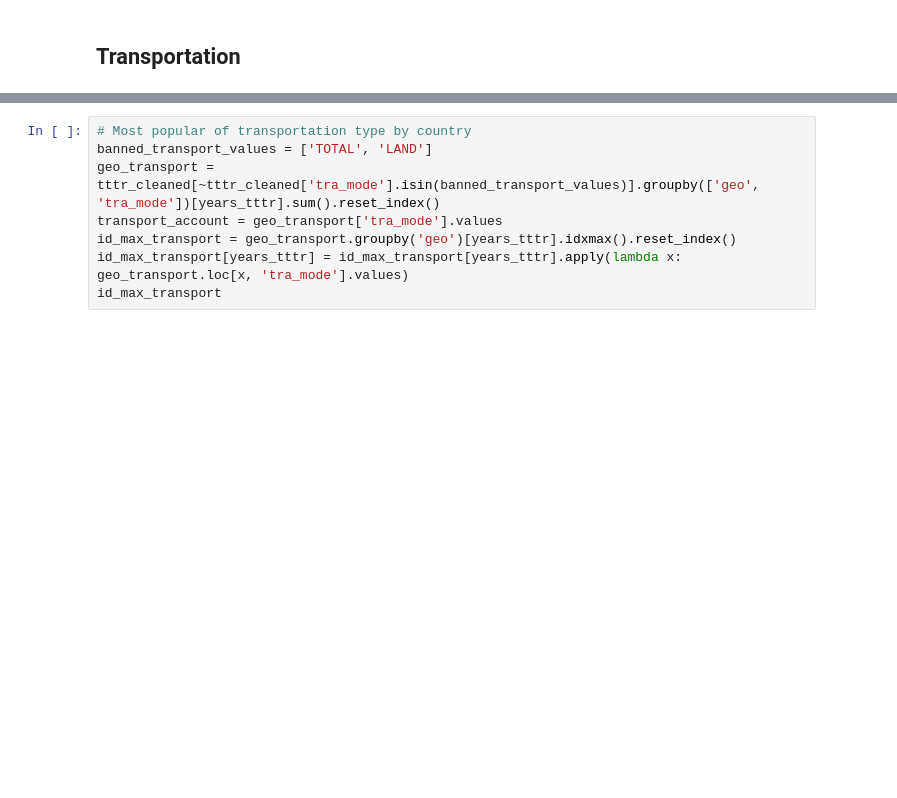
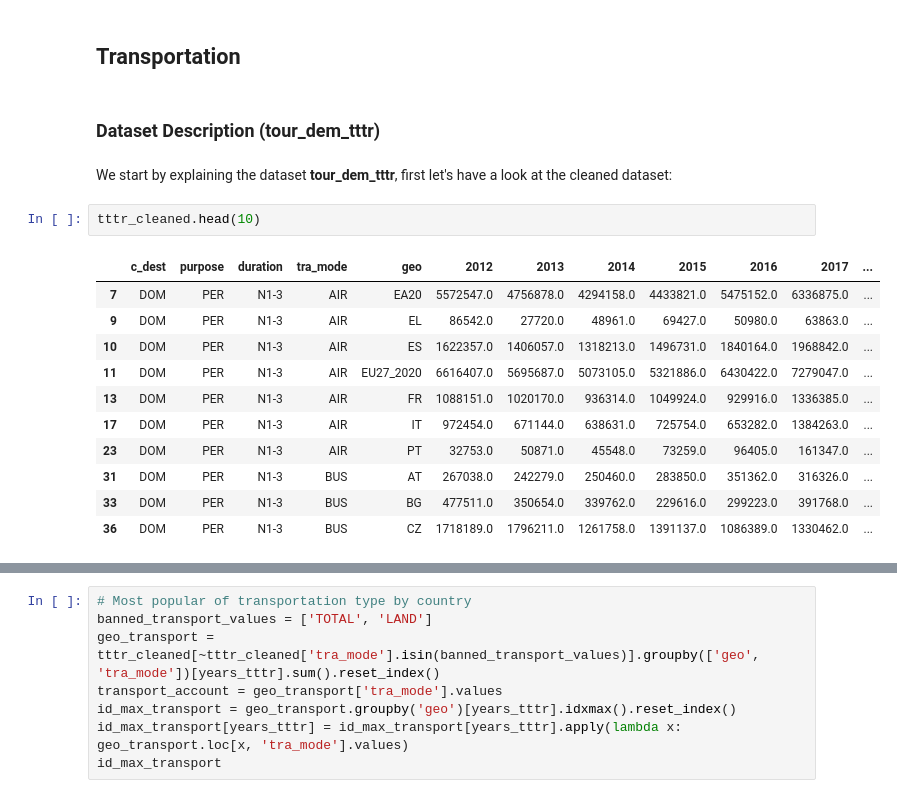
Before and after one commit to com-480-data-visualization/EUFLOW, a Jupyter notebook: analysis.ipynb, the cells around one changed output, grey strips where cells are left out. Saved outputs shown, nothing was run; the diff lists cells and outputs as text; blank space fills up the shorter version.

Commit message:
cleaned

```diff
--- a/analysis.ipynb
+++ b/analysis.ipynb
@@ -603,3 +605,21 @@ dest_id_max_accomod
 | 2 | WORLD | NR_RF | NR_RF | NR_RF | NR_RF | NR_RF | NR_RF | R_HOT | R_HOT | NR_RF | NR_RF | ... |
 # %% [markdown]
 ## Transportation
+# %% [markdown]
+### Dataset Description (**tour_dem_tttr**)
+# %% [markdown]
+We start by explaining the dataset **tour_dem_tttr**, first let's have a look at the cleaned dataset:
+# %%
+tttr_cleaned.head(10)
+# %% [output]
+|  | c_dest | purpose | duration | tra_mode | geo | 2012 | 2013 | 2014 | 2015 | 2016 | 2017 | ... |
+| 7 | DOM | PER | N1-3 | AIR | EA20 | 5572547.0 | 4756878.0 | 4294158.0 | 4433821.0 | 5475152.0 | 6336875.0 | ... |
+| 9 | DOM | PER | N1-3 | AIR | EL | 86542.0 | 27720.0 | 48961.0 | 69427.0 | 50980.0 | 63863.0 | ... |
+| 10 | DOM | PER | N1-3 | AIR | ES | 1622357.0 | 1406057.0 | 1318213.0 | 1496731.0 | 1840164.0 | 1968842.0 | ... |
+| 11 | DOM | PER | N1-3 | AIR | EU27_2020 | 6616407.0 | 5695687.0 | 5073105.0 | 5321886.0 | 6430422.0 | 7279047.0 | ... |
+| 13 | DOM | PER | N1-3 | AIR | FR | 1088151.0 | 1020170.0 | 936314.0 | 1049924.0 | 929916.0 | 1336385.0 | ... |
+| 17 | DOM | PER | N1-3 | AIR | IT | 972454.0 | 671144.0 | 638631.0 | 725754.0 | 653282.0 | 1384263.0 | ... |
+| 23 | DOM | PER | N1-3 | AIR | PT | 32753.0 | 50871.0 | 45548.0 | 73259.0 | 96405.0 | 161347.0 | ... |
+| 31 | DOM | PER | N1-3 | BUS | AT | 267038.0 | 242279.0 | 250460.0 | 283850.0 | 351362.0 | 316326.0 | ... |
+| 33 | DOM | PER | N1-3 | BUS | BG | 477511.0 | 350654.0 | 339762.0 | 229616.0 | 299223.0 | 391768.0 | ... |
+| 36 | DOM | PER | N1-3 | BUS | CZ | 1718189.0 | 1796211.0 | 1261758.0 | 1391137.0 | 1086389.0 | 1330462.0 | ... |
```
Also changed, not shown: parts of 16 cells of this notebook.
